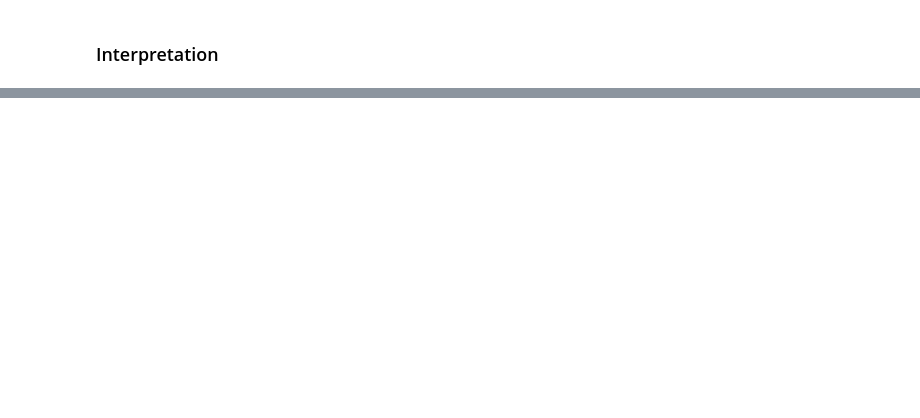
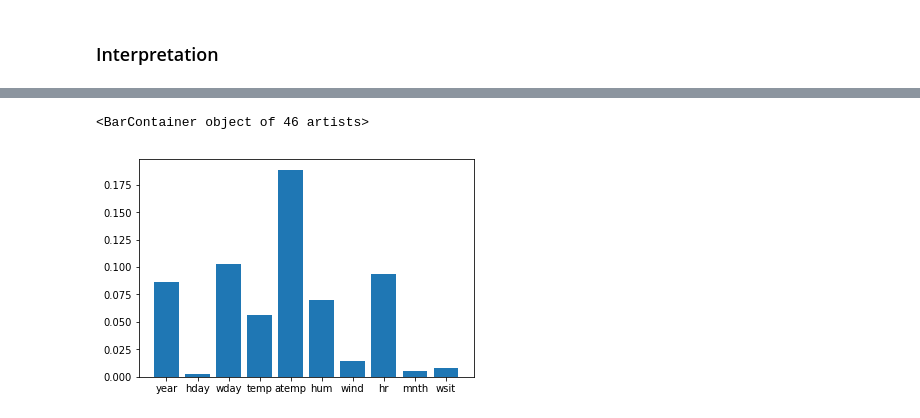
Before and after one commit to Litzenz/DataMining, a Jupyter notebook: Iteration4.ipynb, the cells around one changed output, grey strips where cells are left out. Saved outputs shown, nothing was run; the diff lists cells and outputs as text; code cells hidden in the pictures; blank space fills up the shorter version.

```diff
--- a/Iteration4.ipynb
+++ b/Iteration4.ipynb
@@ -241,0 +436,13 @@ ax3.set_title('the influnce of hour in weekday')
+# %%
+#virsualize
+features = ('year', 'hday', 'wday', 'temp', 'atemp', 'hum', 'wind',
+            'hr','hr','hr','hr','hr','hr','hr','hr','hr','hr','hr','hr',
+            'hr','hr','hr','hr','hr','hr','hr','hr','hr','hr', 'hr',
+            'mnth','mnth', 'mnth', 'mnth', 'mnth', 'mnth', 'mnth','mnth',
+            'mnth','mnth', 'mnth', 'mnth', 'wsit', 'wsit', 'wsit', 'wsit')
+# %%
+# group the features and visualization:
+plt.bar(features ,DTRmodel.featureImportances)
+# %% [output]
+<BarContainer object of 46 artists>
+[figure, added]
```
Also changed, not shown: parts of 26 cells of this notebook.
